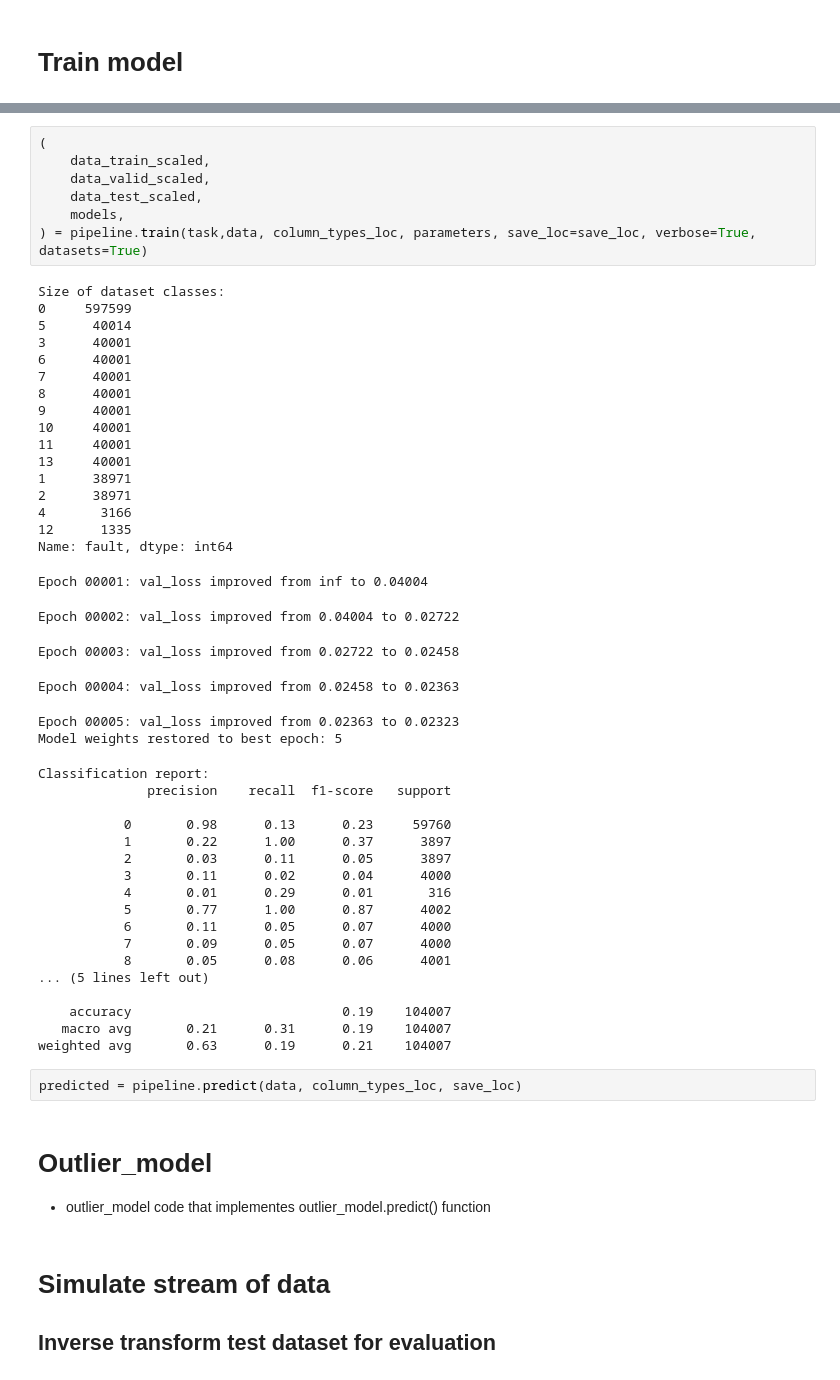
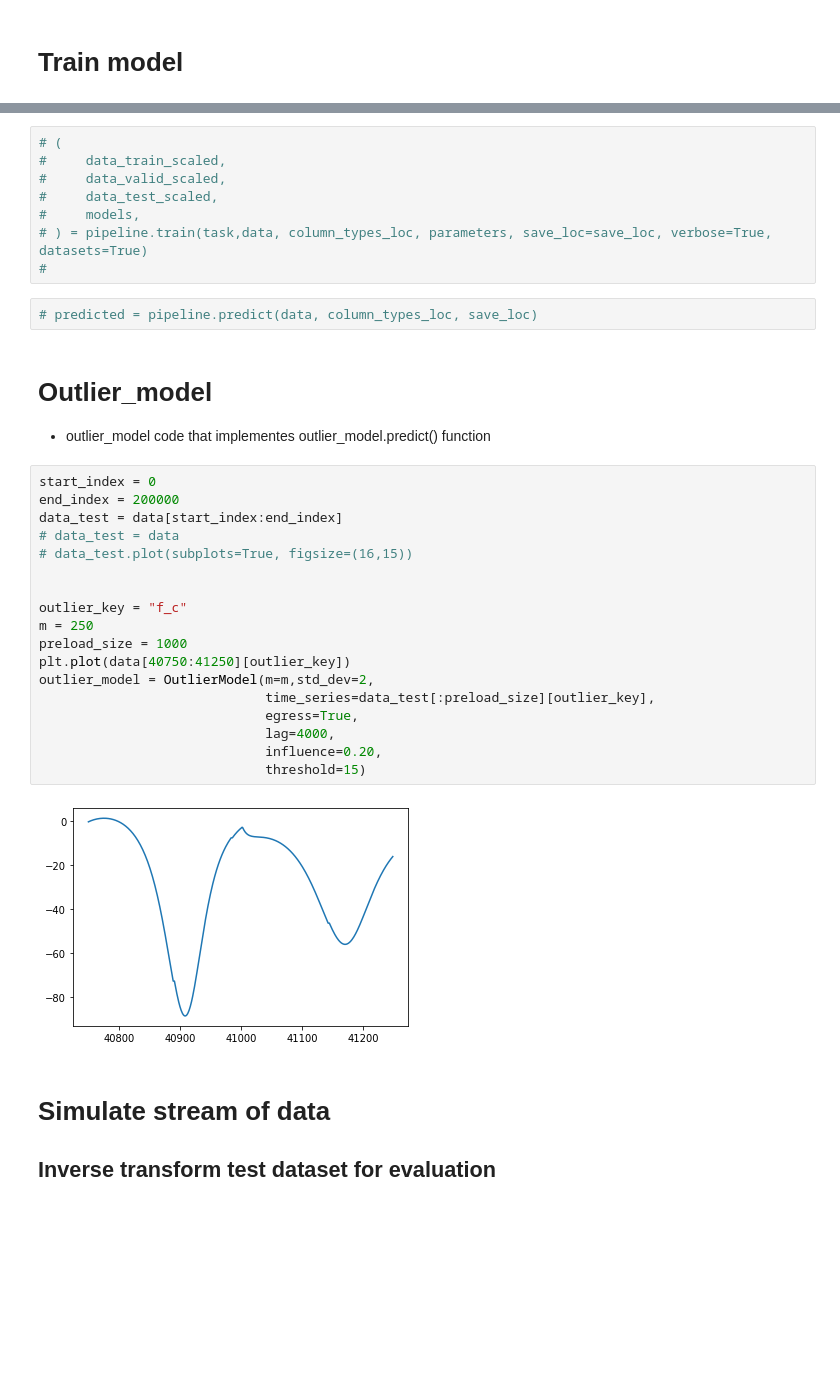
Before and after one commit to 5uperpalo/FIREMAN-project, a Jupyter notebook: 12_pipeline_update.ipynb, the cells around one changed output, grey strips where cells are left out. Saved outputs shown, nothing was run; the diff lists cells and outputs as text; blank space fills up the shorter version.

```diff
--- a/12_pipeline_update.ipynb
+++ b/12_pipeline_update.ipynb
@@ -54,55 +58,36 @@ parameters = {
 # %%
-(
-    data_train_scaled,
-    data_valid_scaled,
-    data_test_scaled,
-    models,
-) = pipeline.train(task,data, column_types_loc, parameters, save_loc=save_loc, verbose=True, datasets=True)
+# (
+#     data_train_scaled,
+#     data_valid_scaled,
+#     data_test_scaled,
+#     models,
+# ) = pipeline.train(task,data, column_types_loc, parameters, save_loc=save_loc, verbose=True, datasets=True)
+#
-# %% [output]
-Size of dataset classes:
-0     597599
-5      40014
-3      40001
-6      40001
-7      40001
-8      40001
-9      40001
-10     40001
-11     40001
-13     40001
-1      38971
-2      38971
-4       3166
-12      1335
-Name: fault, dtype: int64
-Epoch 00001: val_loss improved from inf to 0.04004
-Epoch 00002: val_loss improved from 0.04004 to 0.02722
-Epoch 00003: val_loss improved from 0.02722 to 0.02458
-Epoch 00004: val_loss improved from 0.02458 to 0.02363
-Epoch 00005: val_loss improved from 0.02363 to 0.02323
-Model weights restored to best epoch: 5
-Classification report:
-              precision    recall  f1-score   support
-
-           0       0.98      0.13      0.23     59760
-           1       0.22      1.00      0.37      3897
-           2       0.03      0.11      0.05      3897
-           3       0.11      0.02      0.04      4000
-           4       0.01      0.29      0.01       316
-           5       0.77      1.00      0.87      4002
-           6       0.11      0.05      0.07      4000
-           7       0.09      0.05      0.07      4000
-           8       0.05      0.08      0.06      4001
-... (5 lines left out)
-
-    accuracy                           0.19    104007
-   macro avg       0.21      0.31      0.19    104007
-weighted avg       0.63      0.19      0.21    104007
 # %%
-predicted = pipeline.predict(data, column_types_loc, save_loc)
+# predicted = pipeline.predict(data, column_types_loc, save_loc)
 # %% [markdown]
 # Outlier_model
 * outlier_model code that implementes outlier_model.predict() function
+# %%
+start_index = 0
+end_index = 200000
+data_test = data[start_index:end_index]
+# data_test = data
+# data_test.plot(subplots=True, figsize=(16,15))
+
+
+outlier_key = "f_c"
+m = 250
+preload_size = 1000
+plt.plot(data[40750:41250][outlier_key])
+outlier_model = OutlierModel(m=m,std_dev=2,
+                             time_series=data_test[:preload_size][outlier_key],
+                             egress=True,
+                             lag=4000,
+                             influence=0.20,
+                             threshold=15)
+# %% [output]
+[figure, added]
 # %% [markdown]
 # Simulate stream of data
 ## Inverse transform test dataset for evaluation
```
Also changed, not shown: parts of 7 cells of this notebook, 5 other files.
